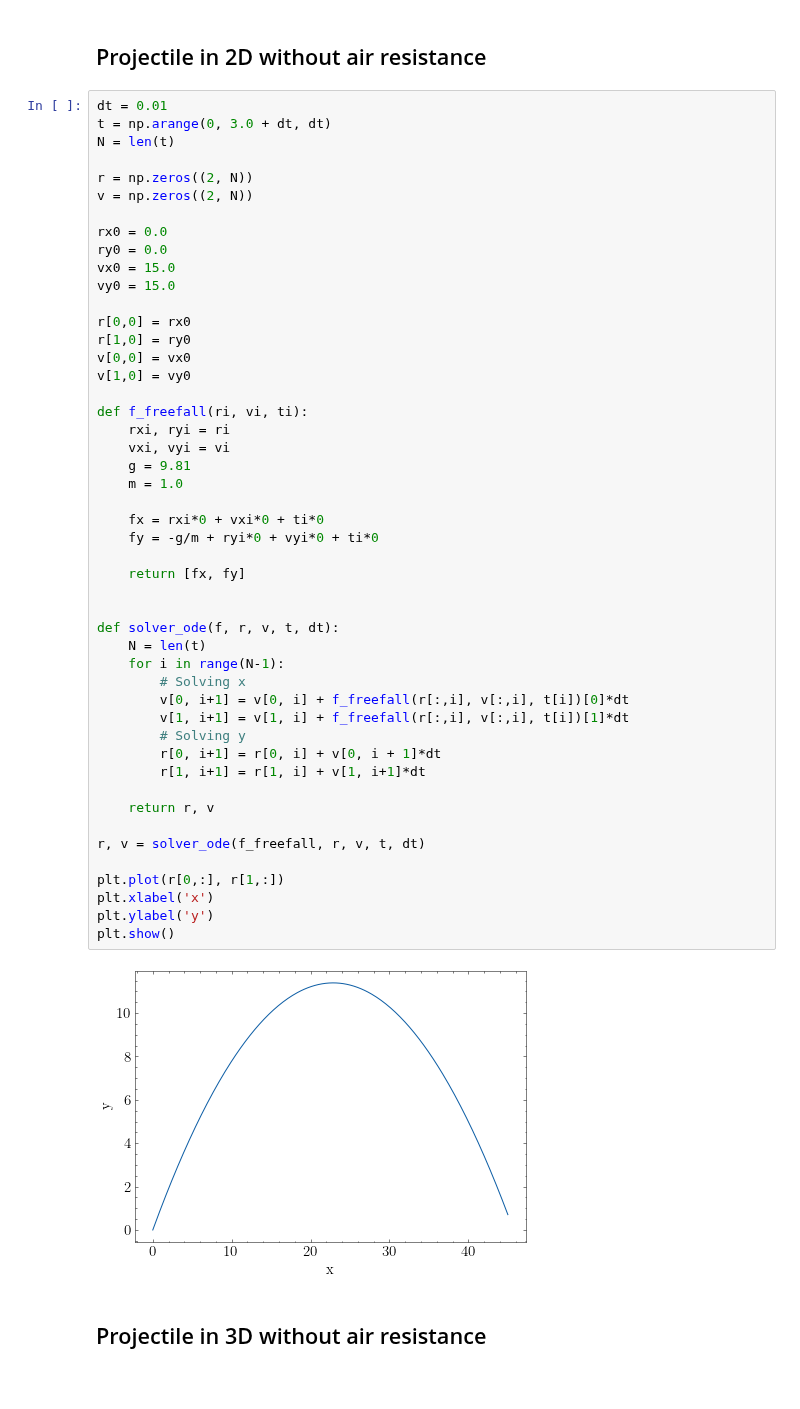
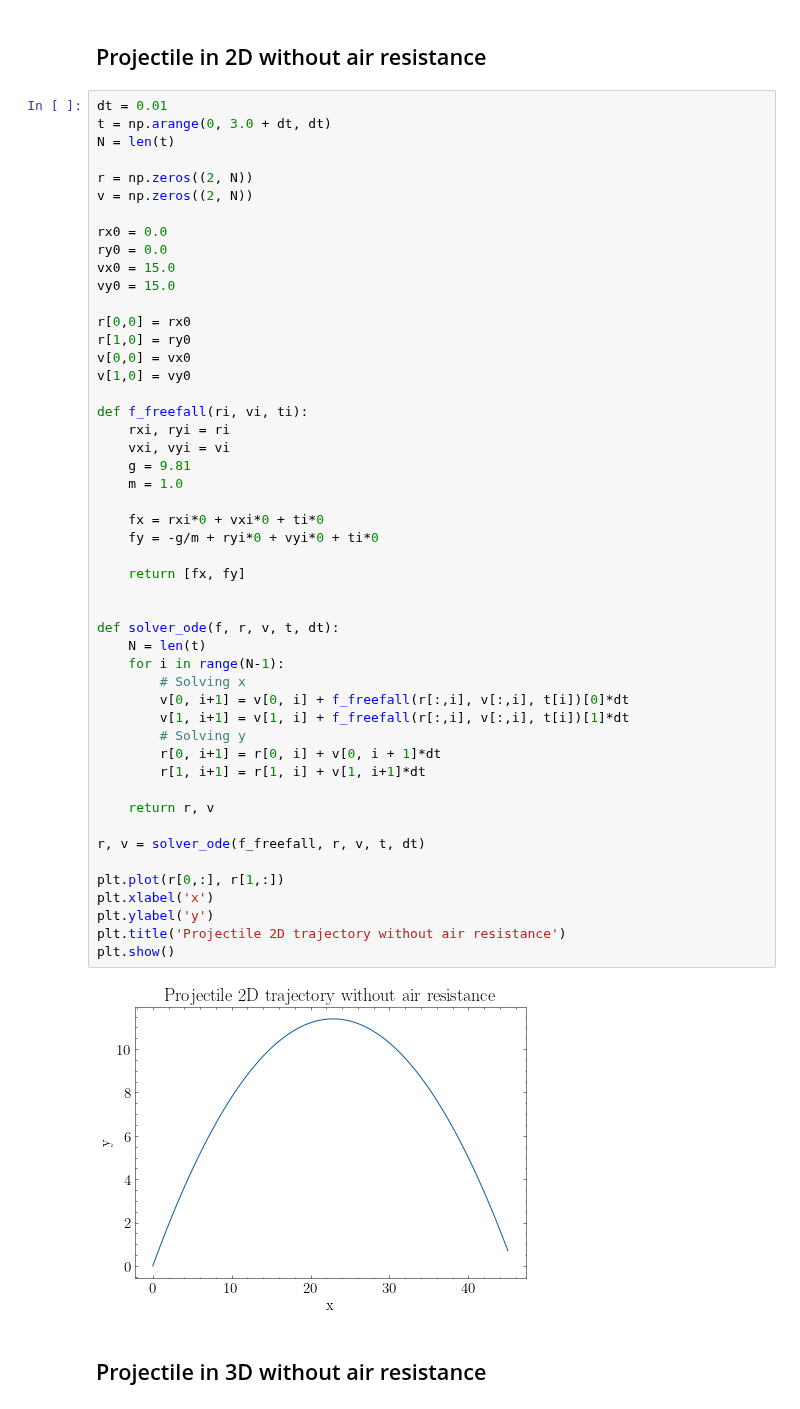
Before and after one commit to franklinzppa/fisica-computacional, a Jupyter notebook: week2.ipynb, the cells around one changed output. Cells and saved outputs as stored; diff of their text form.

```diff
--- a/week2.ipynb
+++ b/week2.ipynb
@@ -37,34 +38,35 @@ def f_freefall(ri, vi, ti):
     rxi, ryi = ri
     vxi, vyi = vi
     g = 9.81
     m = 1.0
 
     fx = rxi*0 + vxi*0 + ti*0
     fy = -g/m + ryi*0 + vyi*0 + ti*0
 
     return [fx, fy]
 
 
 def solver_ode(f, r, v, t, dt):
     N = len(t)
     for i in range(N-1):
         # Solving x
         v[0, i+1] = v[0, i] + f_freefall(r[:,i], v[:,i], t[i])[0]*dt
         v[1, i+1] = v[1, i] + f_freefall(r[:,i], v[:,i], t[i])[1]*dt
         # Solving y
         r[0, i+1] = r[0, i] + v[0, i + 1]*dt
         r[1, i+1] = r[1, i] + v[1, i+1]*dt
 
     return r, v
 
 r, v = solver_ode(f_freefall, r, v, t, dt)
 
 plt.plot(r[0,:], r[1,:])
 plt.xlabel('x')
 plt.ylabel('y')
+plt.title('Projectile 2D trajectory without air resistance')
 plt.show()
 # %% [output]
-[figure, old version]
+[figure, new version]
 # %% [markdown]
 ## Projectile in 3D without air resistance
 # %%
```
Also changed, not shown: parts of 11 cells of this notebook.
